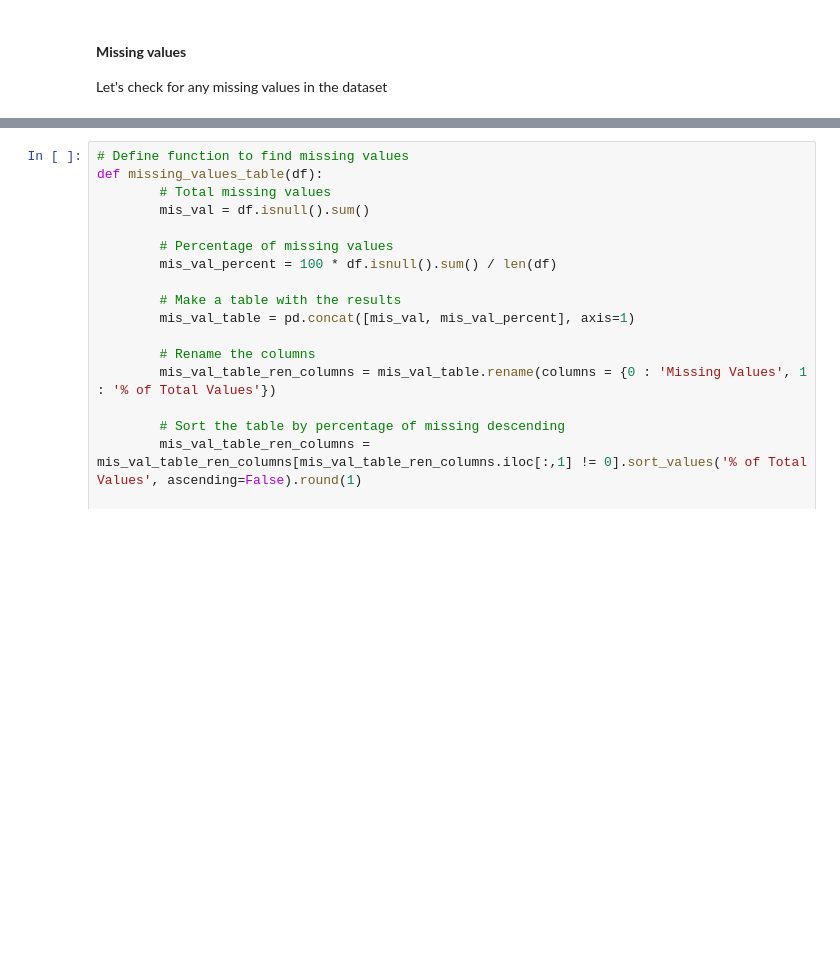
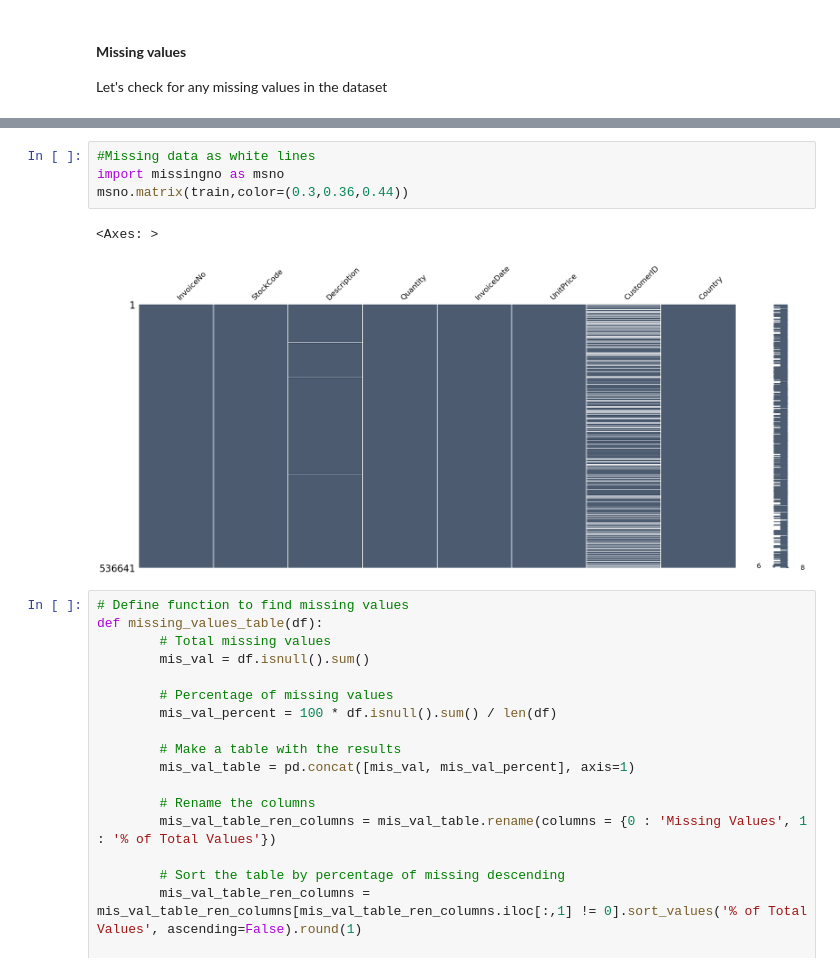
Before and after one commit to PervejHosen/Python_Projects, a Jupyter notebook: Project_15_(RFM_Segmentations_&_Cohort_Analysis).ipynb, the cells around one changed output, grey strips where cells are left out. Drawn from its saved outputs; the diff is of its cells as text; blank space fills up the shorter version.

```diff
--- a/Project_15_(RFM_Segmentations_&_Cohort_Analysis).ipynb
+++ b/Project_15_(RFM_Segmentations_&_Cohort_Analysis).ipynb
@@ -109,3 +121,10 @@ Let's check for any missing values in the dataset
+# %%
+#Missing data as white lines
+import missingno as msno
+msno.matrix(train,color=(0.3,0.36,0.44))
+# %% [output]
+<Axes: >
+[figure, added]
 # %%
 # Define function to find missing values
 def missing_values_table(df):
```
Also changed, not shown: parts of 19 cells of this notebook.
